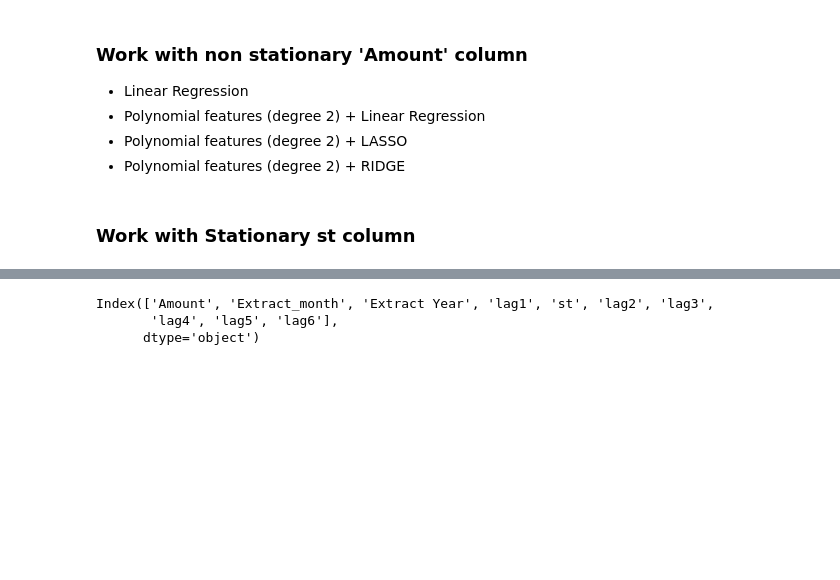
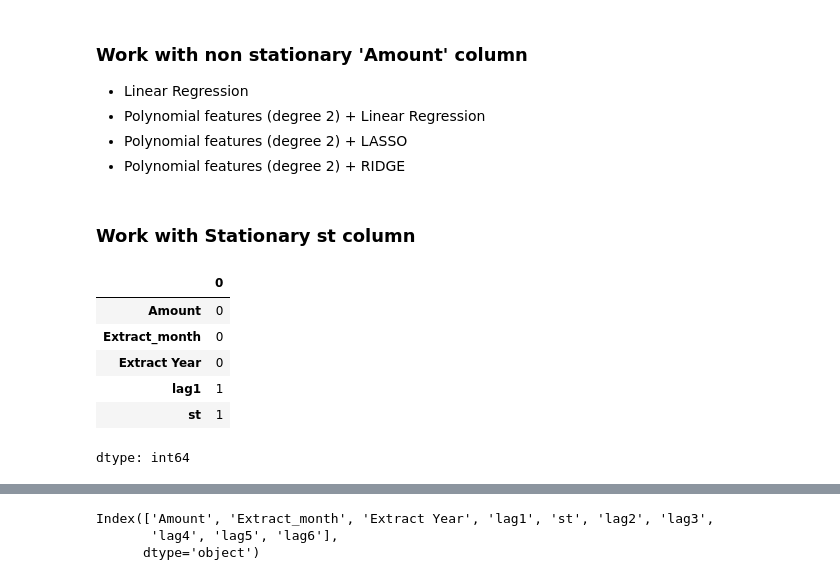
Before and after one commit to j019/Practical-Machine-Learning-, a Jupyter notebook: Day9/TimeSeries.ipynb, the cells around one changed output, grey strips where cells are left out. Saved outputs shown, nothing was run; the diff lists cells and outputs as text; code cells hidden in the pictures; blank space fills up the shorter version.

```diff
--- a/Day9/TimeSeries.ipynb
+++ b/Day9/TimeSeries.ipynb
@@ -475,4 +475,14 @@ R2 : 0.26437585692577426
 - Polynomial features (degree 2) + RIDGE
 # %% [markdown]
 ### Work with Stationary st column
+# %%
+df.isna().sum()
+# %% [output]
+|  | 0 |
+| Amount | 0 |
+| Extract_month | 0 |
+| Extract Year | 0 |
+| lag1 | 1 |
+| st | 1 |
+dtype: int64
 # %%
```
Also changed, not shown: parts of 20 cells of this notebook.
